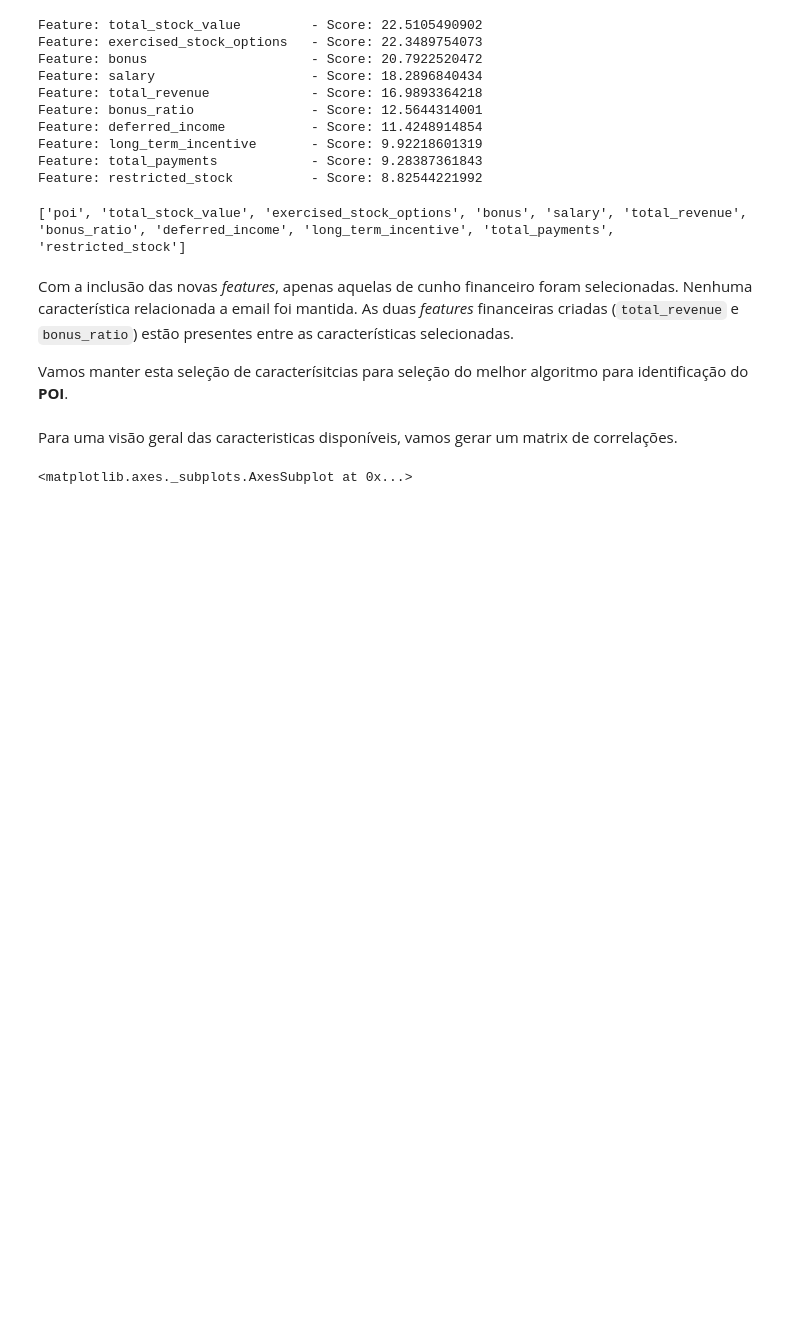
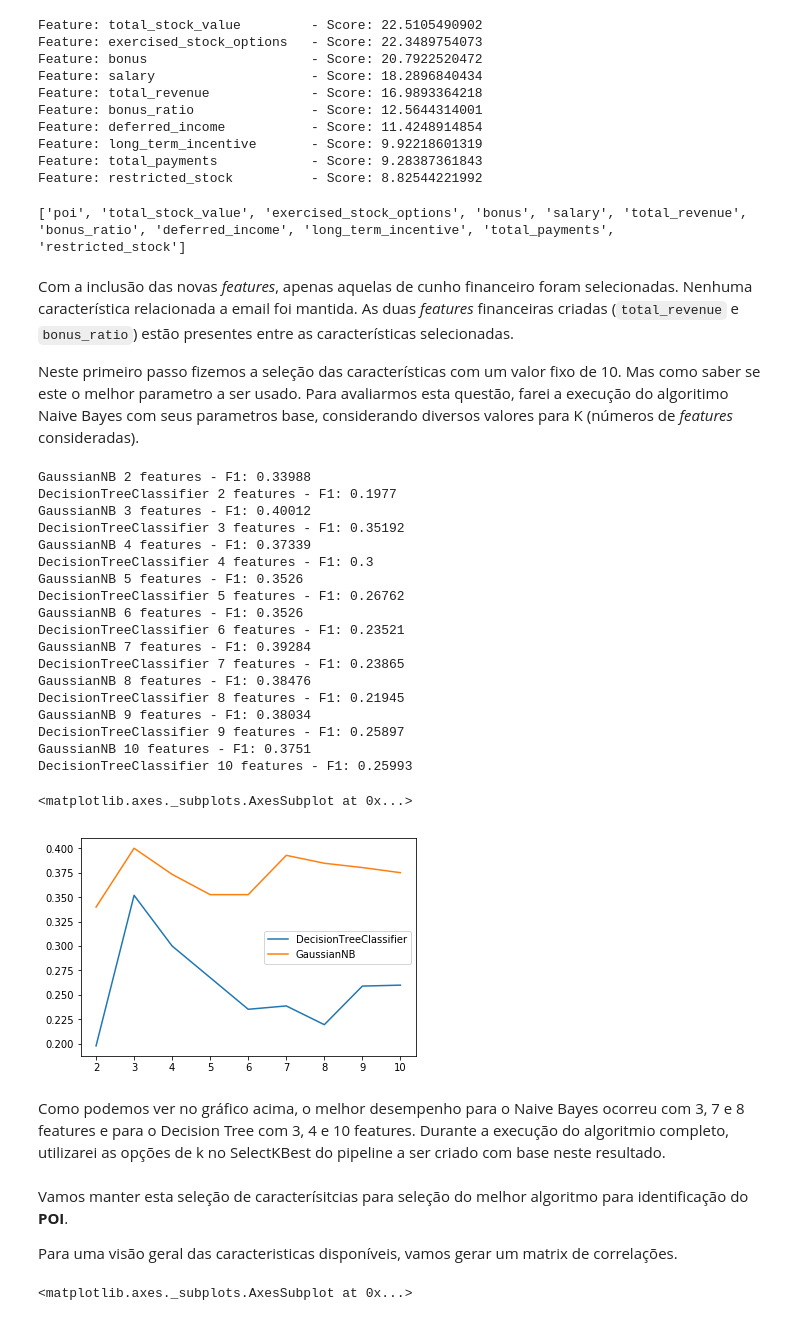
Before and after one commit to daniteo/enron_final_project, a Jupyter notebook: final_project/UdacityFinalProject.ipynb, the cells around one changed output. Drawn from its saved outputs; the diff is of its cells as text; code cells hidden in the pictures; blank space fills up the shorter version.

```diff
--- a/final_project/UdacityFinalProject.ipynb
+++ b/final_project/UdacityFinalProject.ipynb
@@ -354,11 +355,11 @@ Para a definição das melhores _features_ a serem usadas na predição dos POI'
 # %%
 best_features_and_score = fs.select_k_best(data_dict, features_list, 10)
 
-best_features = ['poi']
+best_features_original = ['poi']
 
 for feature in best_features_and_score:
     print "Feature: {:25} - Score: {}".format(feature[0], feature[1])
-    best_features.append(feature[0])
+    best_features_original.append(feature[0])
 # %% [output]
 Feature: total_stock_value         - Score: 22.5105490902
 Feature: exercised_stock_options   - Score: 22.3489754073
@@ -402,8 +403,62 @@ print best_features
 # %% [markdown]
 Com a inclusão das novas _features_, apenas aquelas de cunho financeiro foram selecionadas. Nenhuma característica relacionada a email foi mantida. As duas _features_ financeiras criadas (`total_revenue` e `bonus_ratio`) estão presentes entre as características selecionadas.
 
-Vamos manter esta seleção de caracterísitcias para seleção do melhor algoritmo para identificação do **POI**.
+Neste primeiro passo fizemos a seleção das características com um valor fixo de 10. Mas como saber se este o melhor parametro a ser usado. Para avaliarmos esta questão, farei a execução do algoritimo Naive Bayes com seus parametros base, considerando diversos valores para K (números de _features_ consideradas).
+# %%
+from sklearn.naive_bayes import GaussianNB
+from sklearn.tree import DecisionTreeClassifier
+
+resultado = {'GaussianNB': [], 'DecisionTreeClassifier': []}
+classifiers = [GaussianNB(), DecisionTreeClassifier(random_state=42)]
+
+indices = range(2, 11)
+
+for k in indices:
+    features_and_score_ = fs.select_k_best(data_dict, features_list_2, k)
+
+    # O vetor de melhores de caracteristicas é iniciado com 'poi' porque ele precisa ser o primeiro
+    # elemento para execução dos algoritimos
+    features_list_test = ['poi']
+
+    for feature in features_and_score_:
+        features_list_test.append(feature[0])
+
+    for clf in classifiers:
+        classificador = str(clf).split('(')[0]
+        f1 = cl.classifier(clf, data_dict, features_list_test)
+        print "{} {} features - F1: {}".format(classificador, k, f1)
+
+        resultado[classificador].append(f1)
+
+df_kbest = pd.DataFrame(resultado, index=indices)
+
+df_kbest.plot()
+# %% [output]
+GaussianNB 2 features - F1: 0.33988
+DecisionTreeClassifier 2 features - F1: 0.1977
+GaussianNB 3 features - F1: 0.40012
+DecisionTreeClassifier 3 features - F1: 0.35192
+GaussianNB 4 features - F1: 0.37339
+DecisionTreeClassifier 4 features - F1: 0.3
+GaussianNB 5 features - F1: 0.3526
+DecisionTreeClassifier 5 features - F1: 0.26762
+GaussianNB 6 features - F1: 0.3526
+DecisionTreeClassifier 6 features - F1: 0.23521
+GaussianNB 7 features - F1: 0.39284
+DecisionTreeClassifier 7 features - F1: 0.23865
+GaussianNB 8 features - F1: 0.38476
+DecisionTreeClassifier 8 features - F1: 0.21945
+GaussianNB 9 features - F1: 0.38034
+DecisionTreeClassifier 9 features - F1: 0.25897
+GaussianNB 10 features - F1: 0.3751
+DecisionTreeClassifier 10 features - F1: 0.25993
+<matplotlib.axes._subplots.AxesSubplot at 0x...>
+[figure, added]
+# %% [markdown]
+Como podemos ver no gráfico acima, o melhor desempenho para o Naive Bayes ocorreu com 3, 7 e 8 features e para o Decision Tree com 3, 4 e 10 features. Durante a execução do algoritmio completo, utilizarei as opções de k no SelectKBest do pipeline a ser criado com base neste resultado.
 # %% [markdown]
+Vamos manter esta seleção de caracterísitcias para seleção do melhor algoritmo para identificação do **POI**.
+
 Para uma visão geral das caracteristicas disponíveis, vamos gerar um matrix de correlações.
 # %%
 enron_df = pd.DataFrame.from_dict(data_dict, orient = 'index')
```
Also changed, not shown: parts of 19 cells of this notebook, 7 other files.
